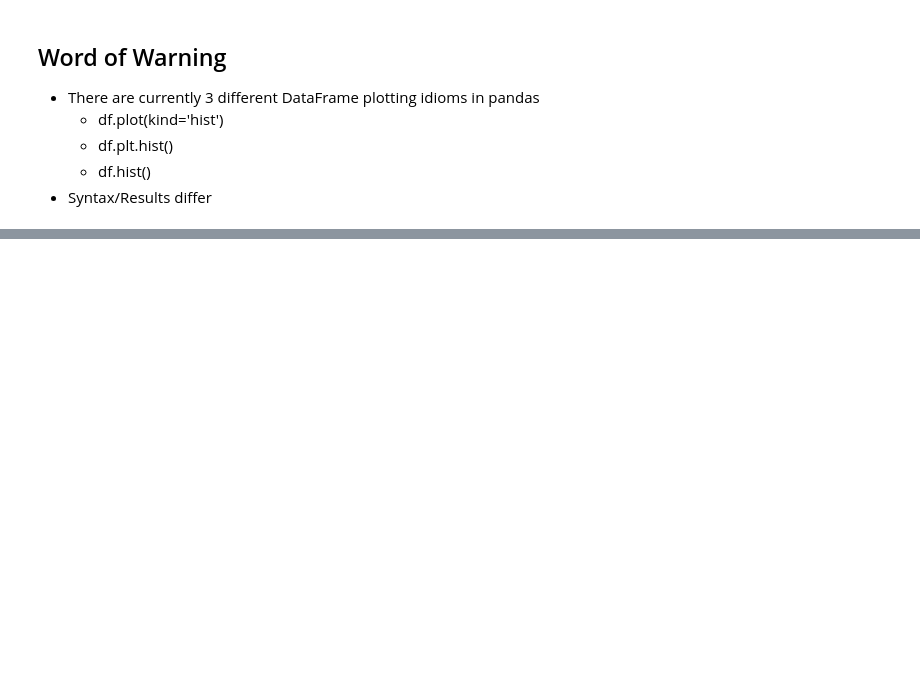
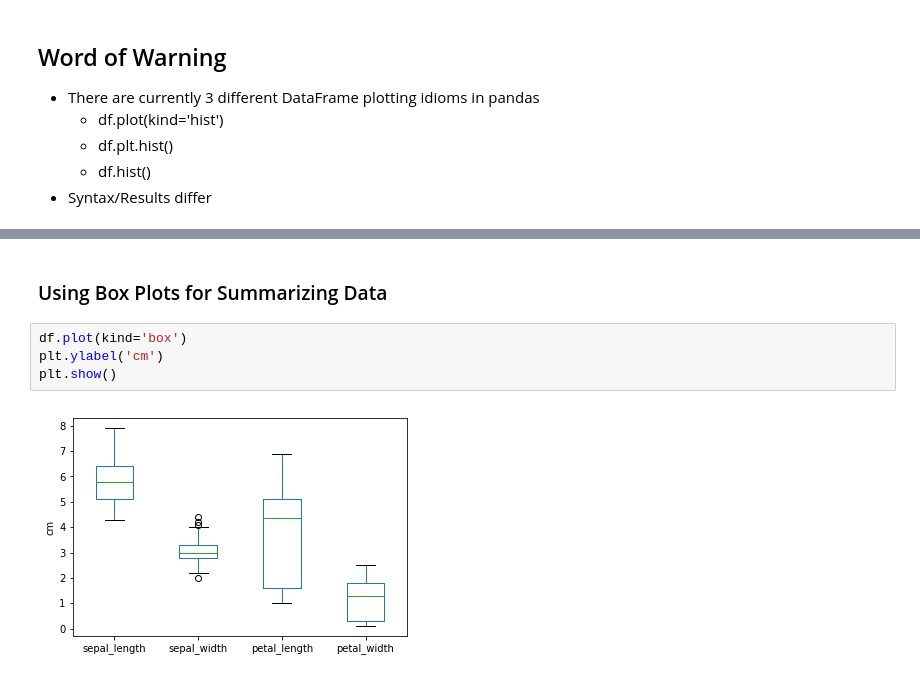
Before and after one commit to Rion5/Python_Data_Science, a Jupyter notebook: pandas/pandas_Foundations/Exploratory_Data_Analysis.ipynb, the cells around one changed output, grey strips where cells are left out. Saved outputs shown, nothing was run; the diff lists cells and outputs as text; blank space fills up the shorter version.

Commit message:
Add Statistical Exploratory Data Analysis notes

```diff
--- a/pandas/pandas_Foundations/Exploratory_Data_Analysis.ipynb
+++ b/pandas/pandas_Foundations/Exploratory_Data_Analysis.ipynb
@@ -99,0 +233,8 @@ A CDF is often a smooth curve increasing from zero to one
+# %% [markdown]
+### Using Box Plots for Summarizing Data
+# %%
+df.plot(kind='box')
+plt.ylabel('cm')
+plt.show()
+# %% [output]
+[figure, added]
```
Also changed, not shown: parts of 19 cells of this notebook.
